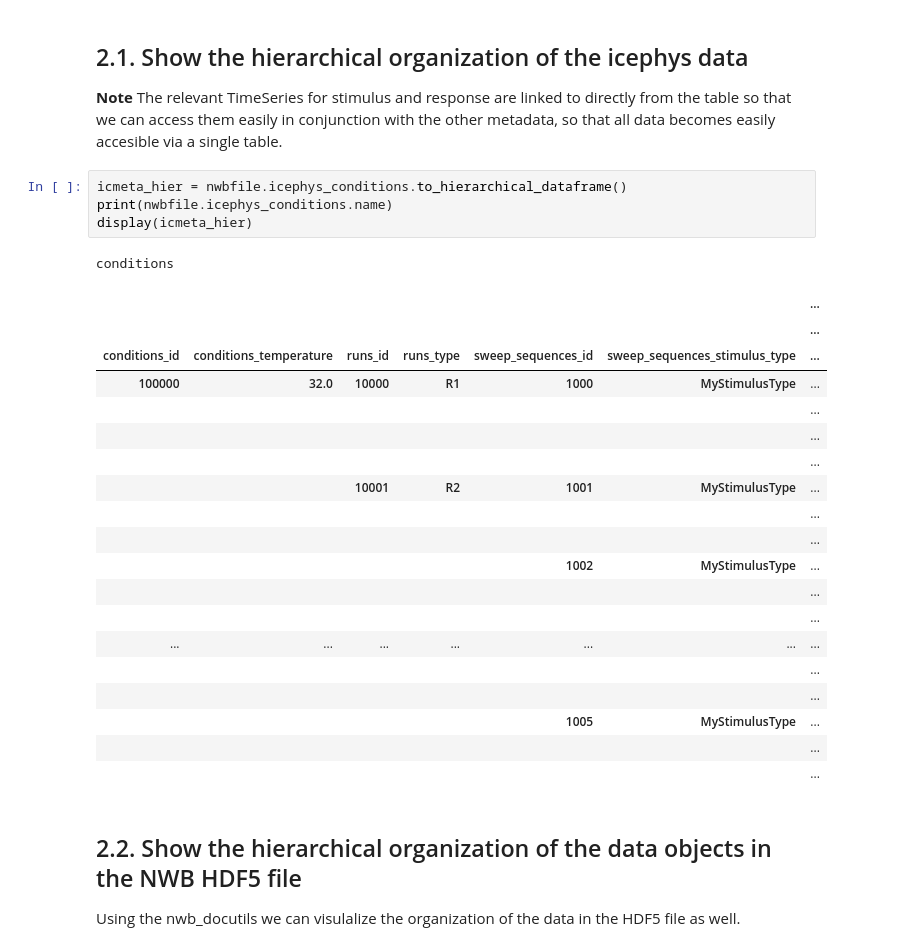
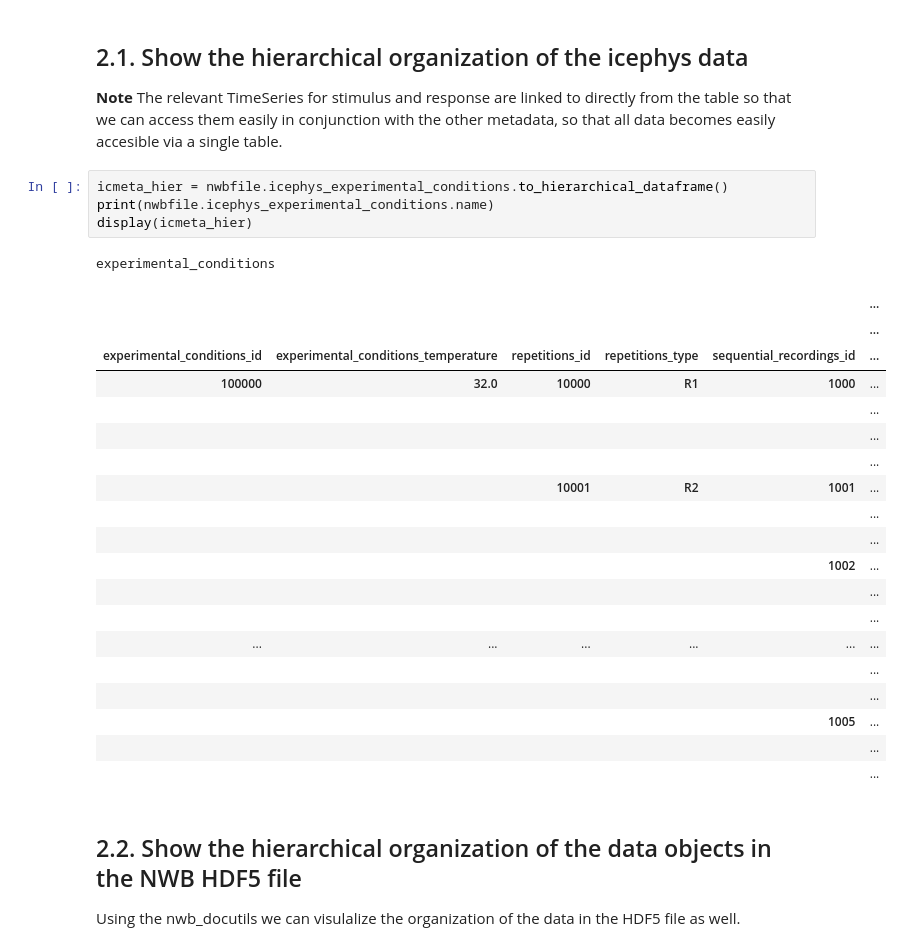
Before and after one commit to oruebel/ndx-icephys-meta, a Jupyter notebook: src/pynwb/examples/icephys_meta_query_example.ipynb, the cells around one changed output. Cells and saved outputs as stored; diff of their text form.

```diff
--- a/src/pynwb/examples/icephys_meta_query_example.ipynb
+++ b/src/pynwb/examples/icephys_meta_query_example.ipynb
@@ -29,30 +29,30 @@ nwbfile = ICEphysMetaTestBase.create_icephs_meta_testfile(
 
 **Note** The relevant TimeSeries for stimulus and response are linked to directly from the table so that we can access them easily in conjunction with the other metadata, so that all data becomes easily accesible via a single table.
 # %%
-icmeta_hier = nwbfile.icephys_conditions.to_hierarchical_dataframe()
-print(nwbfile.icephys_conditions.name)
+icmeta_hier = nwbfile.icephys_experimental_conditions.to_hierarchical_dataframe()
+print(nwbfile.icephys_experimental_conditions.name)
 display(icmeta_hier)
 # %% [output]
-conditions
+experimental_conditions
-|  |  |  |  |  |  | ... |
-|  |  |  |  |  |  | ... |
-| conditions_id | conditions_temperature | runs_id | runs_type | sweep_sequences_id | sweep_sequences_stimulus_type | ... |
-| 100000 | 32.0 | 10000 | R1 | 1000 | MyStimulusType | ... |
-|  |  |  |  |  |  | ... |
-|  |  |  |  |  |  | ... |
-|  |  |  |  |  |  | ... |
-|  |  | 10001 | R2 | 1001 | MyStimulusType | ... |
-|  |  |  |  |  |  | ... |
-|  |  |  |  |  |  | ... |
-|  |  |  |  | 1002 | MyStimulusType | ... |
-|  |  |  |  |  |  | ... |
-|  |  |  |  |  |  | ... |
-| ... | ... | ... | ... | ... | ... | ... |
-|  |  |  |  |  |  | ... |
-|  |  |  |  |  |  | ... |
-|  |  |  |  | 1005 | MyStimulusType | ... |
-|  |  |  |  |  |  | ... |
-|  |  |  |  |  |  | ... |
+|  |  |  |  |  | ... |
+|  |  |  |  |  | ... |
+| experimental_conditions_id | experimental_conditions_temperature | repetitions_id | repetitions_type | sequential_recordings_id | ... |
+| 100000 | 32.0 | 10000 | R1 | 1000 | ... |
+|  |  |  |  |  | ... |
+|  |  |  |  |  | ... |
+|  |  |  |  |  | ... |
+|  |  | 10001 | R2 | 1001 | ... |
+|  |  |  |  |  | ... |
+|  |  |  |  |  | ... |
+|  |  |  |  | 1002 | ... |
+|  |  |  |  |  | ... |
+|  |  |  |  |  | ... |
+| ... | ... | ... | ... | ... | ... |
+|  |  |  |  |  | ... |
+|  |  |  |  |  | ... |
+|  |  |  |  | 1005 | ... |
+|  |  |  |  |  | ... |
+|  |  |  |  |  | ... |
 # %% [markdown]
 ## 2.2. Show the hierarchical organization of the data objects in the NWB HDF5 file
 
```
Also changed, not shown: parts of 5 cells of this notebook, 2 other files.
